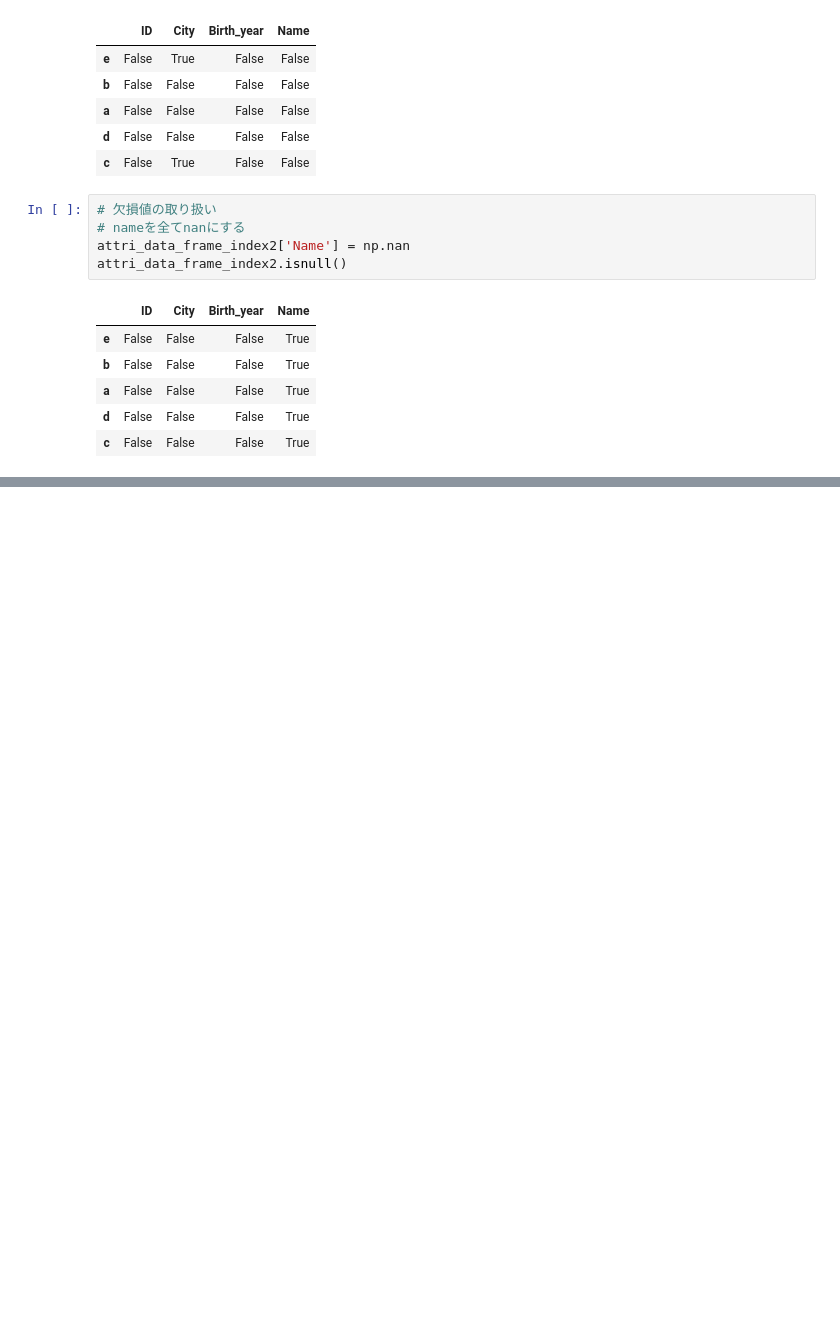
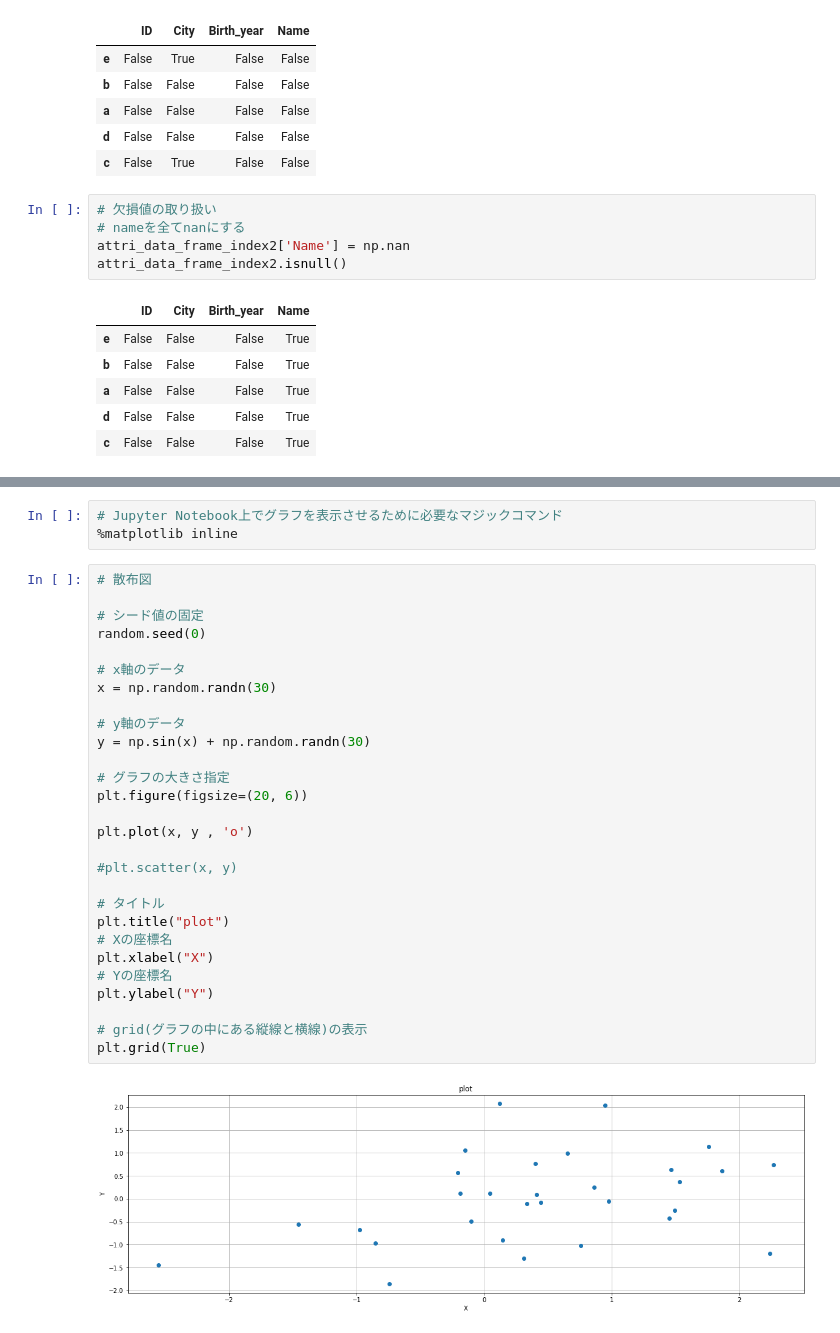
Before and after one commit to NobuyasuKoretsu/SelfStudy, a Jupyter notebook: Chapter2.ipynb, the cells around one changed output, grey strips where cells are left out. Cells and saved outputs as stored; diff of their text form; blank space fills up the shorter version.

```diff
--- a/Chapter2.ipynb
+++ b/Chapter2.ipynb
@@ -482,0 +492,33 @@ attri_data_frame_index2.isnull()
+# %%
+# Jupyter Notebook上でグラフを表示させるために必要なマジックコマンド
+%matplotlib inline
+# %%
+# 散布図
+
+# シード値の固定
+random.seed(0)
+
+# x軸のデータ
+x = np.random.randn(30)
+
+# y軸のデータ
+y = np.sin(x) + np.random.randn(30)
+
+# グラフの大きさ指定
+plt.figure(figsize=(20, 6))
+
+plt.plot(x, y , 'o')
+
+#plt.scatter(x, y)
+
+# タイトル
+plt.title("plot")
+# Xの座標名
+plt.xlabel("X")
+# Yの座標名
+plt.ylabel("Y")
+
+# grid(グラフの中にある縦線と横線)の表示
+plt.grid(True)
+# %% [output]
+[figure, added]
```
Also changed, not shown: parts of 3 cells of this notebook.
